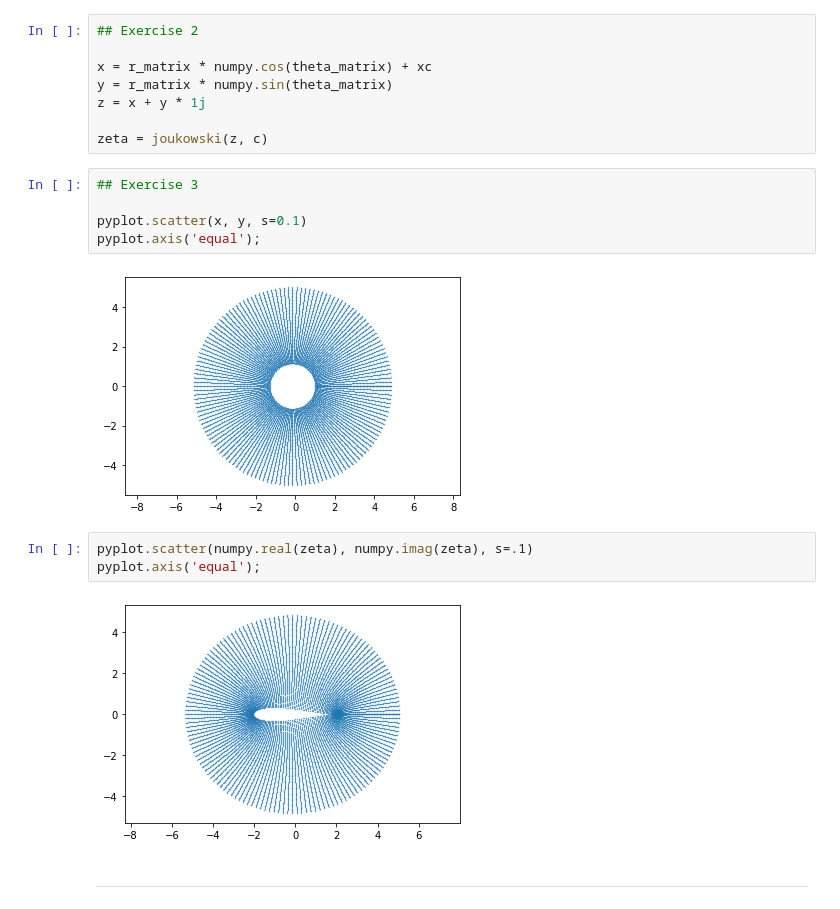
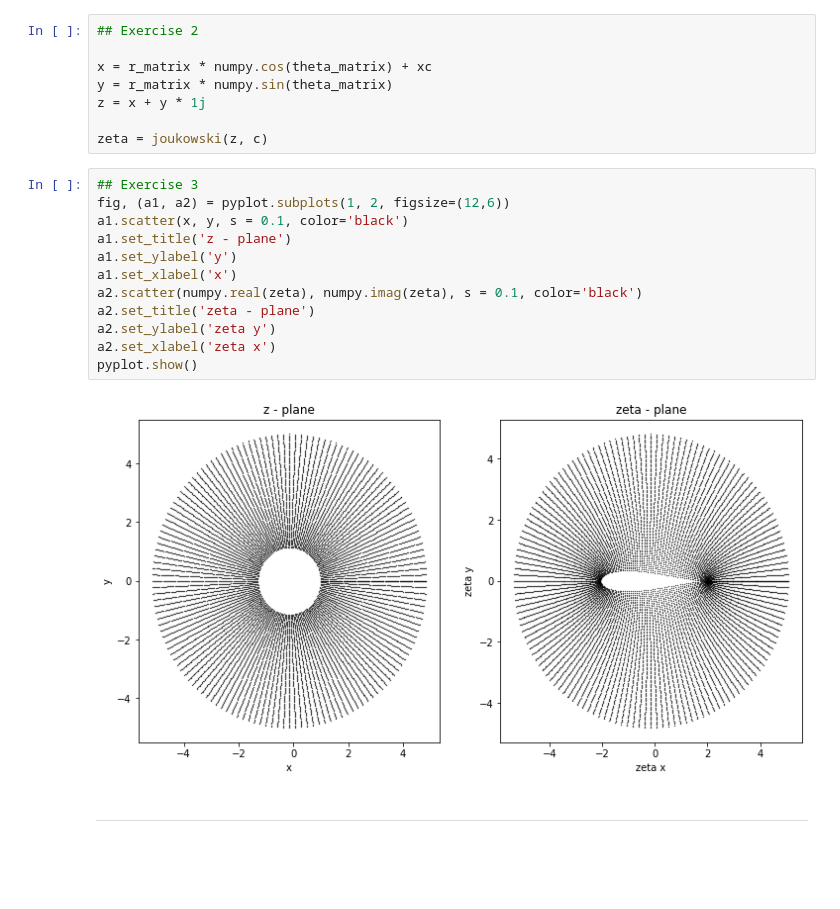
Before and after one commit to smmagic/MAE6226, a Jupyter notebook: Assignment_02.ipynb, the cells around one changed output. Saved outputs shown, nothing was run; the diff lists cells and outputs as text; blank space fills up the shorter version.

```diff
--- a/Assignment_02.ipynb
+++ b/Assignment_02.ipynb
@@ -258,18 +285,20 @@ y = r_matrix * numpy.sin(theta_matrix)
 z = x + y * 1j
 
 zeta = joukowski(z, c)
-# %%
-## Exercise 3
-
-pyplot.scatter(x, y, s=0.1)
-pyplot.axis('equal');
-# %% [output]
-[figure, removed]
-# %%
-pyplot.scatter(numpy.real(zeta), numpy.imag(zeta), s=.1)
-pyplot.axis('equal');
-# %% [output]
-[figure, removed]
+# %%
+## Exercise 3
+fig, (a1, a2) = pyplot.subplots(1, 2, figsize=(12,6))
+a1.scatter(x, y, s = 0.1, color='black')
+a1.set_title('z - plane')
+a1.set_ylabel('y')
+a1.set_xlabel('x')
+a2.scatter(numpy.real(zeta), numpy.imag(zeta), s = 0.1, color='black')
+a2.set_title('zeta - plane')
+a2.set_ylabel('zeta y')
+a2.set_xlabel('zeta x')
+pyplot.show()
+# %% [output]
+[figure, added]
 # %% [markdown]
 ---
 # %% [markdown]
```
Also changed, not shown: parts of 46 cells of this notebook.
